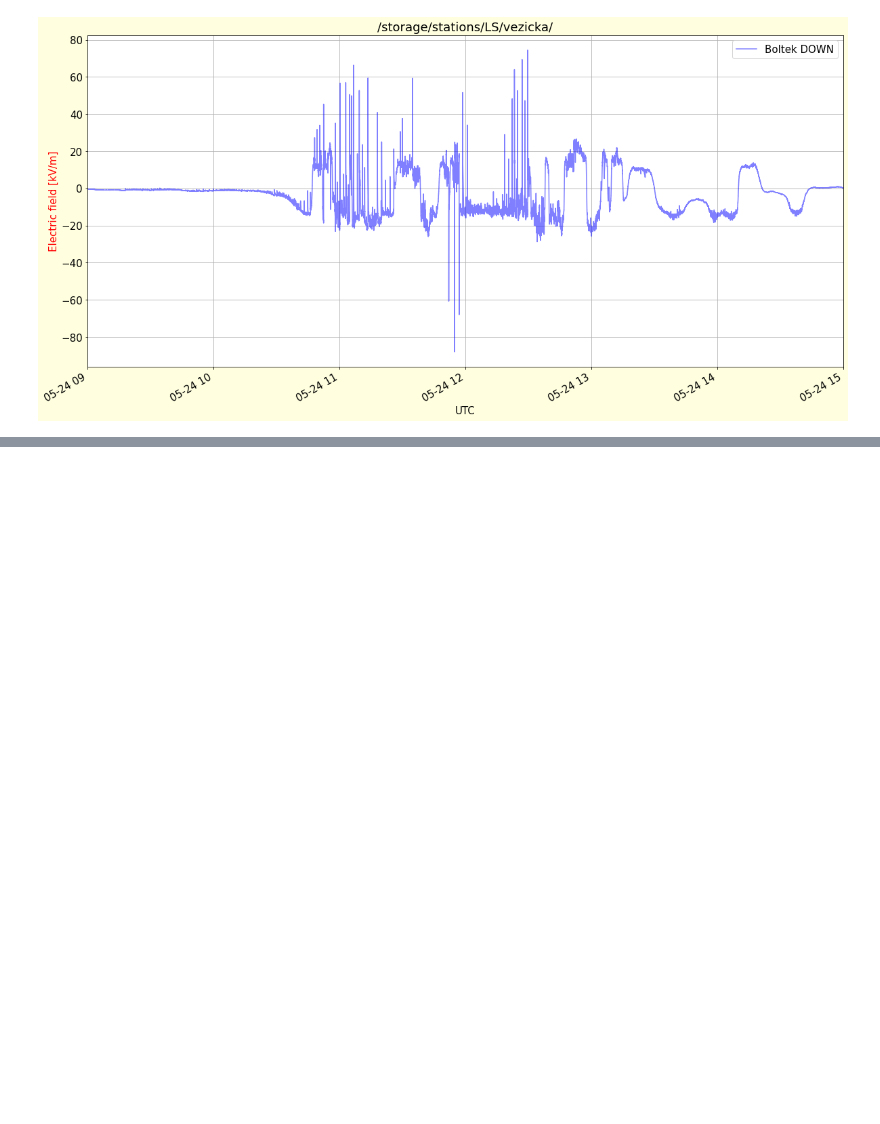
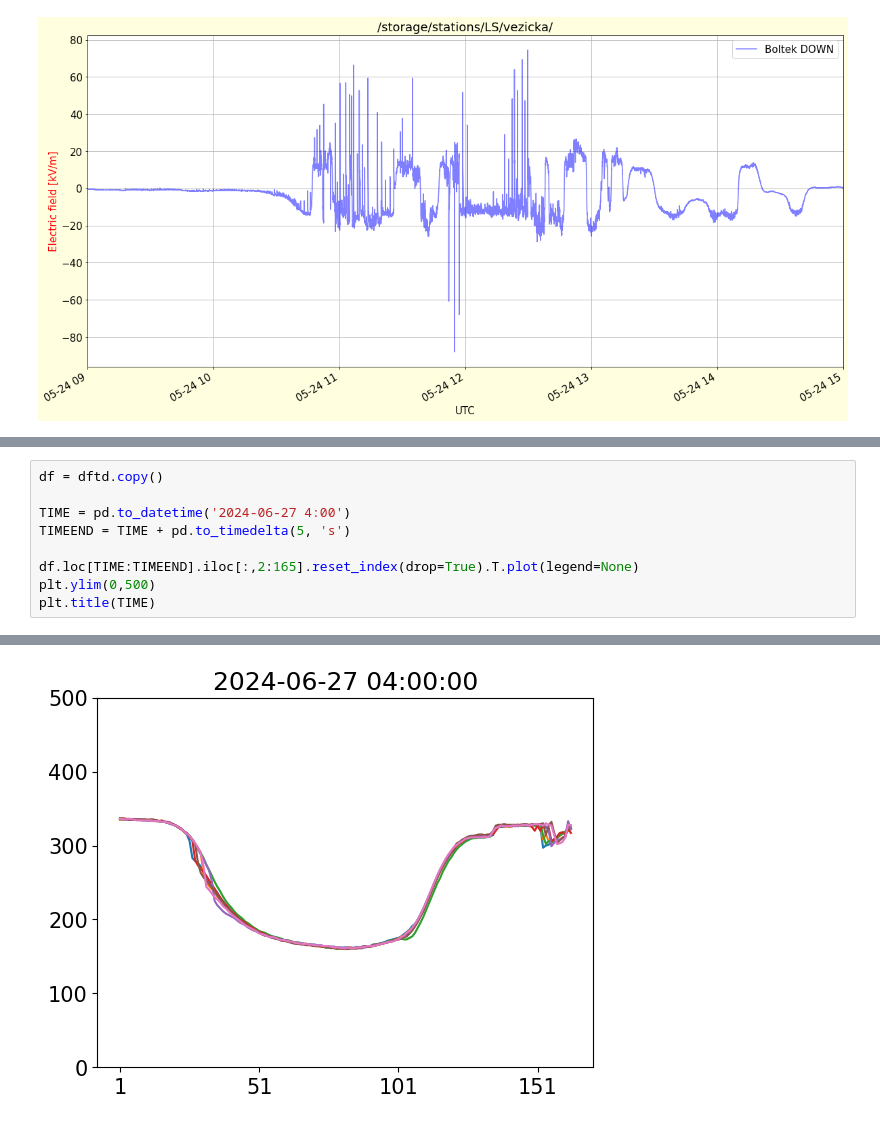
Before and after one commit to ODZ-UJF-AV-CR/Paper-AtmoHEAD2024, a Jupyter notebook: EFM.ipynb, the cells around one changed output, grey strips where cells are left out. Cells and saved outputs as stored; diff of their text form; blank space fills up the shorter version.

```diff
--- a/EFM.ipynb
+++ b/EFM.ipynb
@@ -1589,0 +1621,10 @@ dftd.loc[dftd['time']>'2023-09-30 14:28:52'].loc[dftd['time']<'2023-09-30 14:28:
+# %%
+df = dftd.copy()
+
+TIME = pd.to_datetime('2024-06-27 4:00')
+TIMEEND = TIME + pd.to_timedelta(5, 's')
+
+df.loc[TIME:TIMEEND].iloc[:,2:165].reset_index(drop=True).T.plot(legend=None)
+plt.ylim(0,500)
+plt.title(TIME)
+# %% [output]
@@ -1589,0 +1632 @@ dftd.loc[dftd['time']>'2023-09-30 14:28:52'].loc[dftd['time']<'2023-09-30 14:28:
+[figure, added]
```
Also changed, not shown: parts of 10 cells of this notebook.
